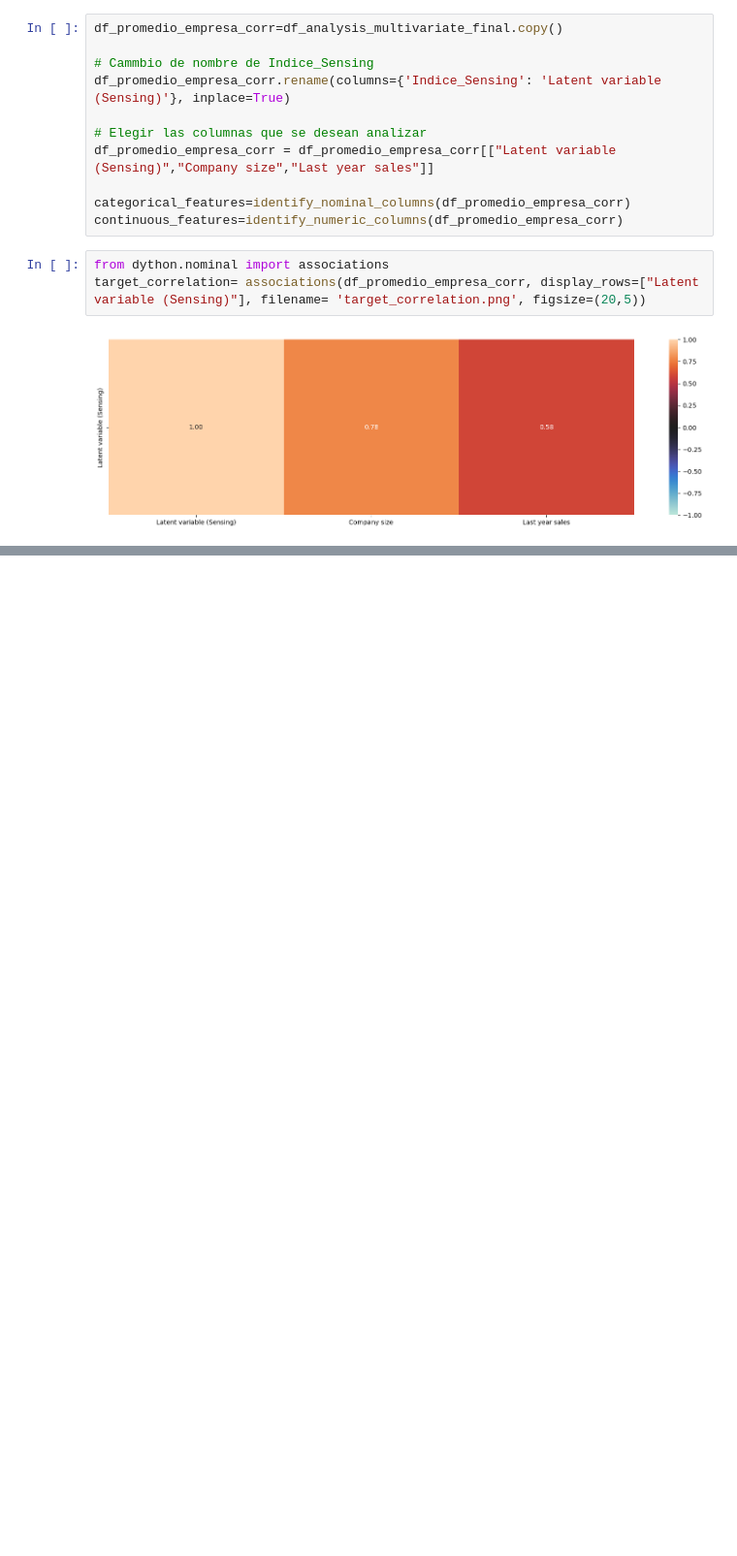
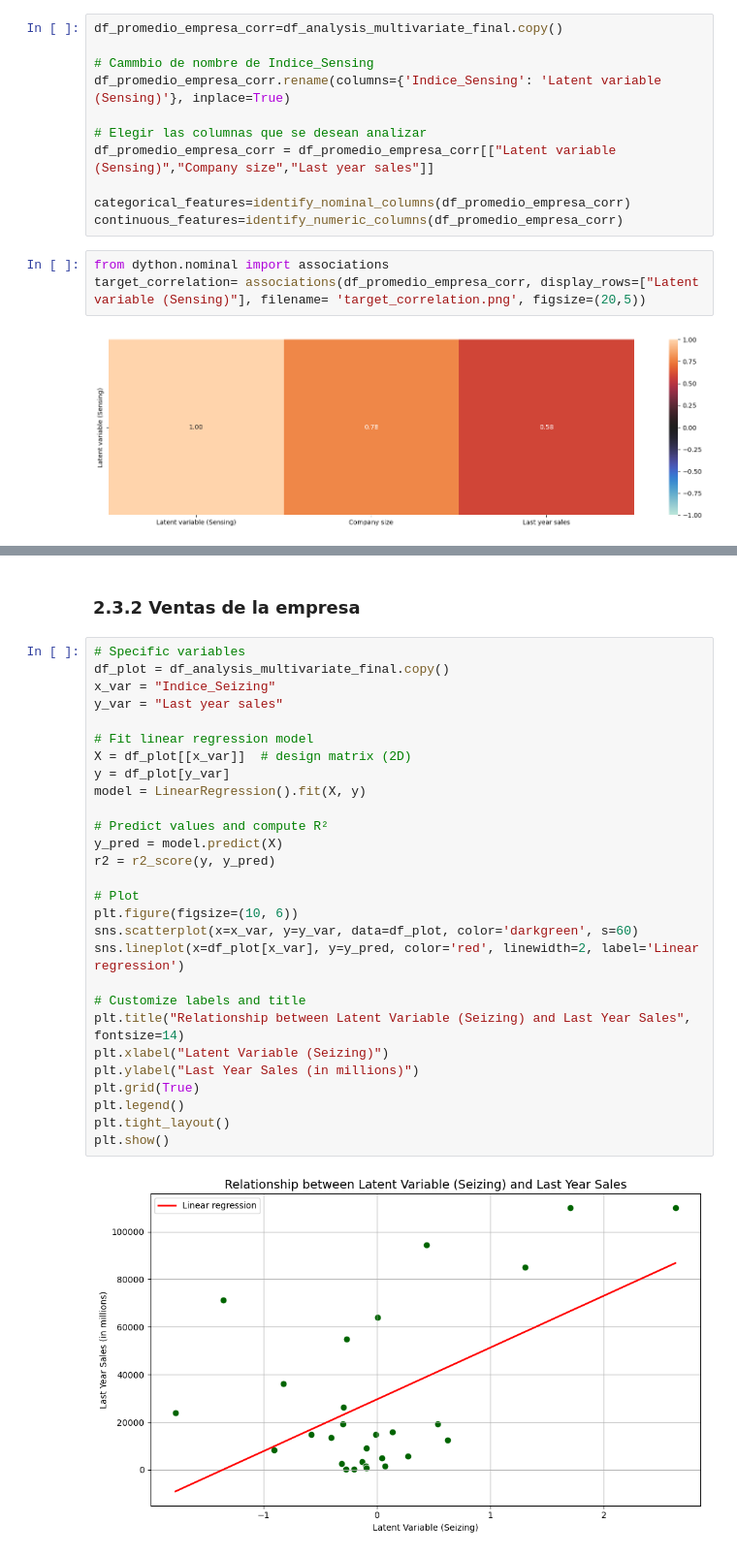
Before and after one commit to AlejaGuz/orange, a Jupyter notebook: Notebook_AFO_LFM_v2.ipynb, the cells around one changed output, grey strips where cells are left out. Shown at 97% size. Cells and saved outputs as stored; diff of their text form; blank space fills up the shorter version.

```diff
--- a/Notebook_AFO_LFM_v2.ipynb
+++ b/Notebook_AFO_LFM_v2.ipynb
@@ -842,0 +980,32 @@ Notes:
+# %% [markdown]
+### **2.3.2 Ventas de la empresa**
+# %%
+# Specific variables
+df_plot = df_analysis_multivariate_final.copy()
+x_var = "Indice_Seizing"
+y_var = "Last year sales"
+
+# Fit linear regression model
+X = df_plot[[x_var]]  # design matrix (2D)
+y = df_plot[y_var]
+model = LinearRegression().fit(X, y)
+
+# Predict values and compute R²
+y_pred = model.predict(X)
+r2 = r2_score(y, y_pred)
+
+# Plot
+plt.figure(figsize=(10, 6))
+sns.scatterplot(x=x_var, y=y_var, data=df_plot, color='darkgreen', s=60)
+sns.lineplot(x=df_plot[x_var], y=y_pred, color='red', linewidth=2, label='Linear regression')
+
+# Customize labels and title
+plt.title("Relationship between Latent Variable (Seizing) and Last Year Sales", fontsize=14)
+plt.xlabel("Latent Variable (Seizing)")
+plt.ylabel("Last Year Sales (in millions)")
+plt.grid(True)
+plt.legend()
+plt.tight_layout()
+plt.show()
+# %% [output]
+[figure, added]
```
Also changed, not shown: parts of 26 cells of this notebook, 1 other file.
